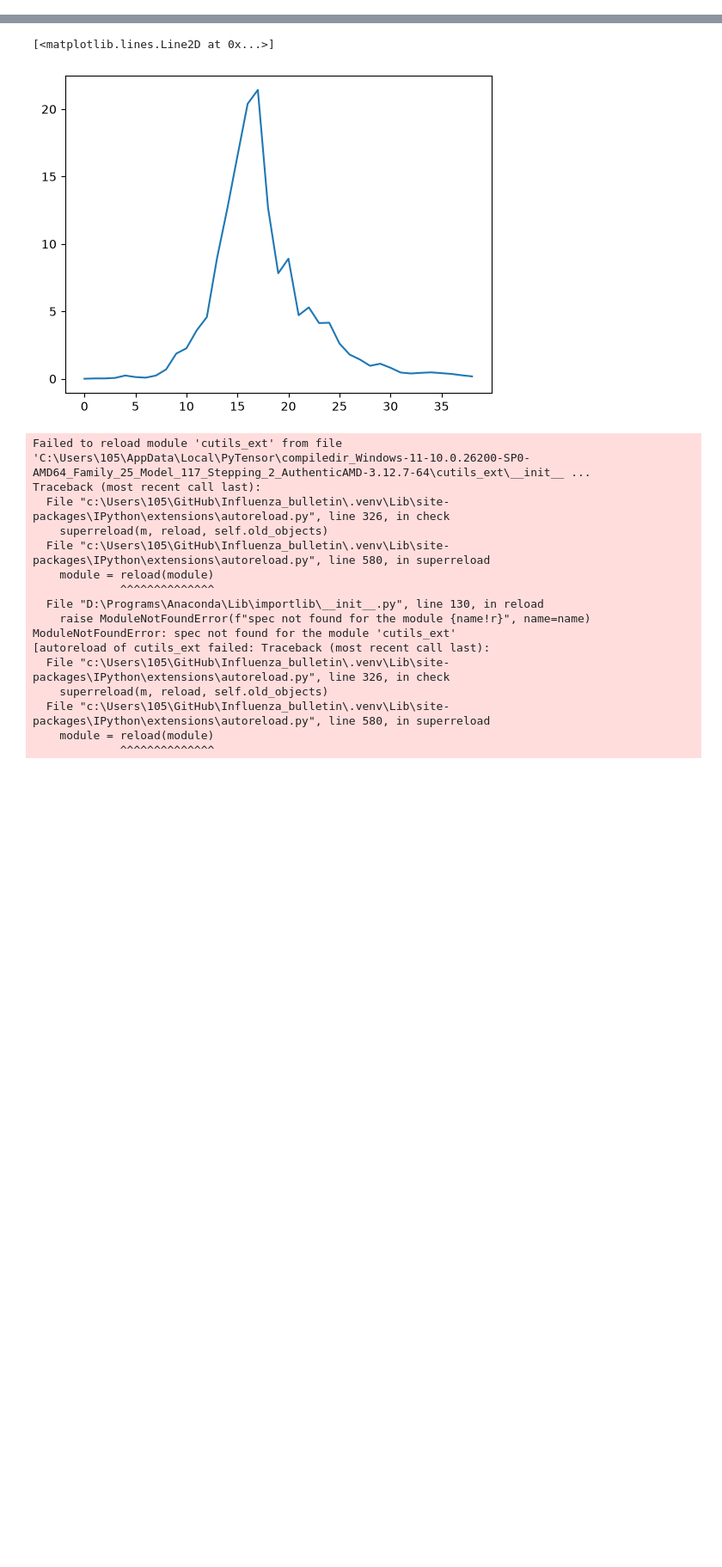
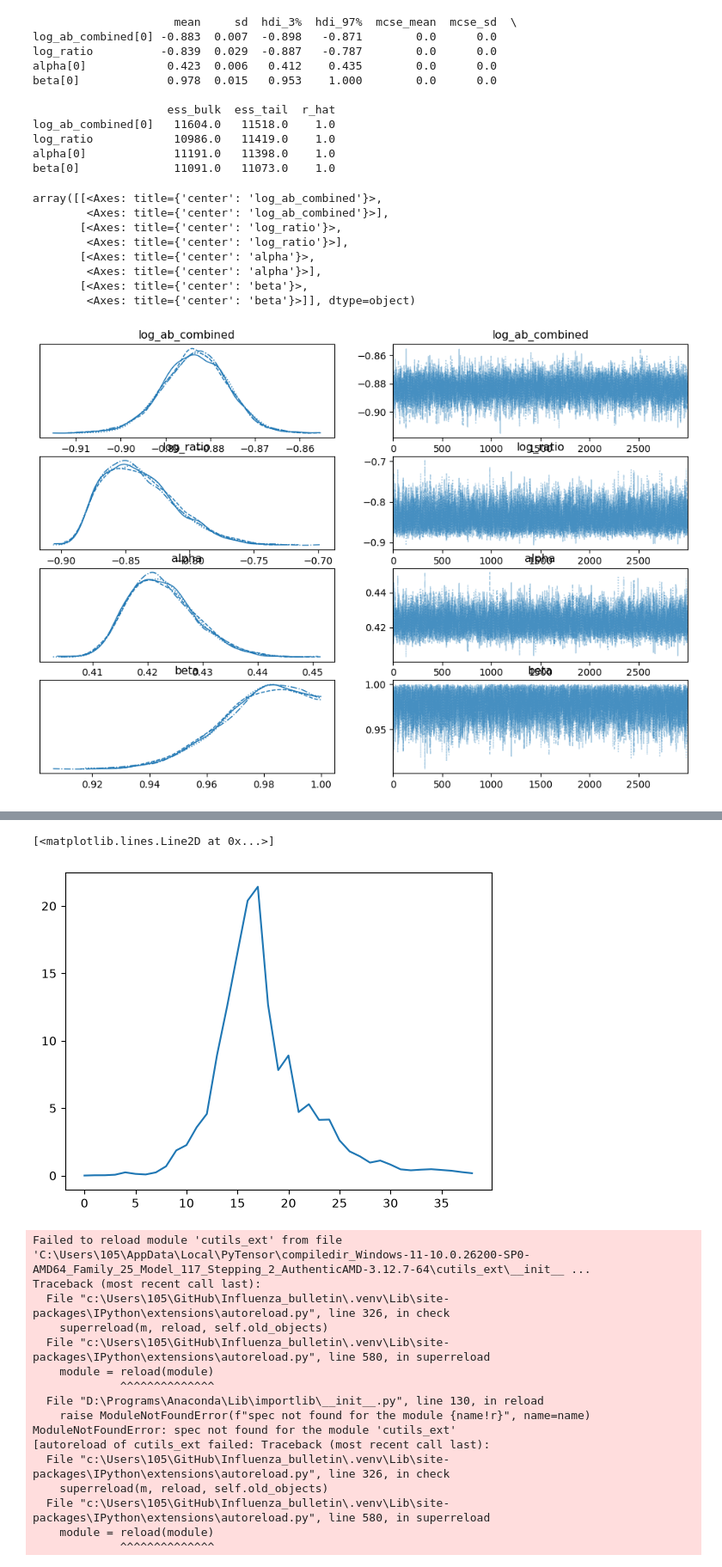
Before and after one commit to Mpkosh/Influenza_bulletin, a Jupyter notebook: get_predictions.ipynb, the cells around one changed output, grey strips where cells are left out. Shown at 86% size. Cells and saved outputs as stored; diff of their text form; code cells hidden in the pictures; blank space fills up the shorter version.

```diff
--- a/get_predictions.ipynb
+++ b/get_predictions.ipynb
@@ -52,0 +114,29 @@ array([0.00018175, 0.00018175, 0.00018175, 0.00018175, 0.00018174,
+# %%
+import pymc as pm
+from model_complex import Calibration, FactoryModel, ModelParams
+
+time_step = data0.attrs["time_step"]
+data = data0.drop(columns=["datetime"]).to_numpy().T.flatten()
+
+alpha_dim, beta_dim = model.params()
+duration = len(data) // alpha_dim
+get_newly_infected_base_on_time_step = model.get_daily_newly_infected
+
+if time_step == "week":
+    duration *= 7
+    get_newly_infected_base_on_time_step = model.get_weekly_newly_infected
+
+simulate_params = ModelParams(
+    alpha=[0],
+    beta=[0],
+    population_size=model_params.population_size,
+    initial_infectious=model_params.initial_infectious,
+)
+
+def simulation_func(rng, alpha, beta, size=None):
+    simulate_params.alpha = alpha
+    simulate_params.beta = beta
+
+    model.simulate(params=simulate_params, modeling_duration=duration)
+    res = get_newly_infected_base_on_time_step()
+    return res
@@ -52,0 +367,27 @@ array([0.00018175, 0.00018175, 0.00018175, 0.00018175, 0.00018174,
+# %%
+import arviz as az
+
+
+print(az.summary(idata))
+az.plot_trace(idata)
+# %% [output]
+                     mean     sd  hdi_3%  hdi_97%  mcse_mean  mcse_sd  \
+log_ab_combined[0] -0.883  0.007  -0.898   -0.871        0.0      0.0
+log_ratio          -0.839  0.029  -0.887   -0.787        0.0      0.0
+alpha[0]            0.423  0.006   0.412    0.435        0.0      0.0
+beta[0]             0.978  0.015   0.953    1.000        0.0      0.0
+
+                    ess_bulk  ess_tail  r_hat
+log_ab_combined[0]   11604.0   11518.0    1.0
+log_ratio            10986.0   11419.0    1.0
+alpha[0]             11191.0   11398.0    1.0
+beta[0]              11091.0   11073.0    1.0
+array([[<Axes: title={'center': 'log_ab_combined'}>,
+        <Axes: title={'center': 'log_ab_combined'}>],
+       [<Axes: title={'center': 'log_ratio'}>,
+        <Axes: title={'center': 'log_ratio'}>],
+       [<Axes: title={'center': 'alpha'}>,
+        <Axes: title={'center': 'alpha'}>],
+       [<Axes: title={'center': 'beta'}>,
+        <Axes: title={'center': 'beta'}>]], dtype=object)
+[figure, added]
```
Also changed, not shown: parts of 22 cells of this notebook, 4 other files.
